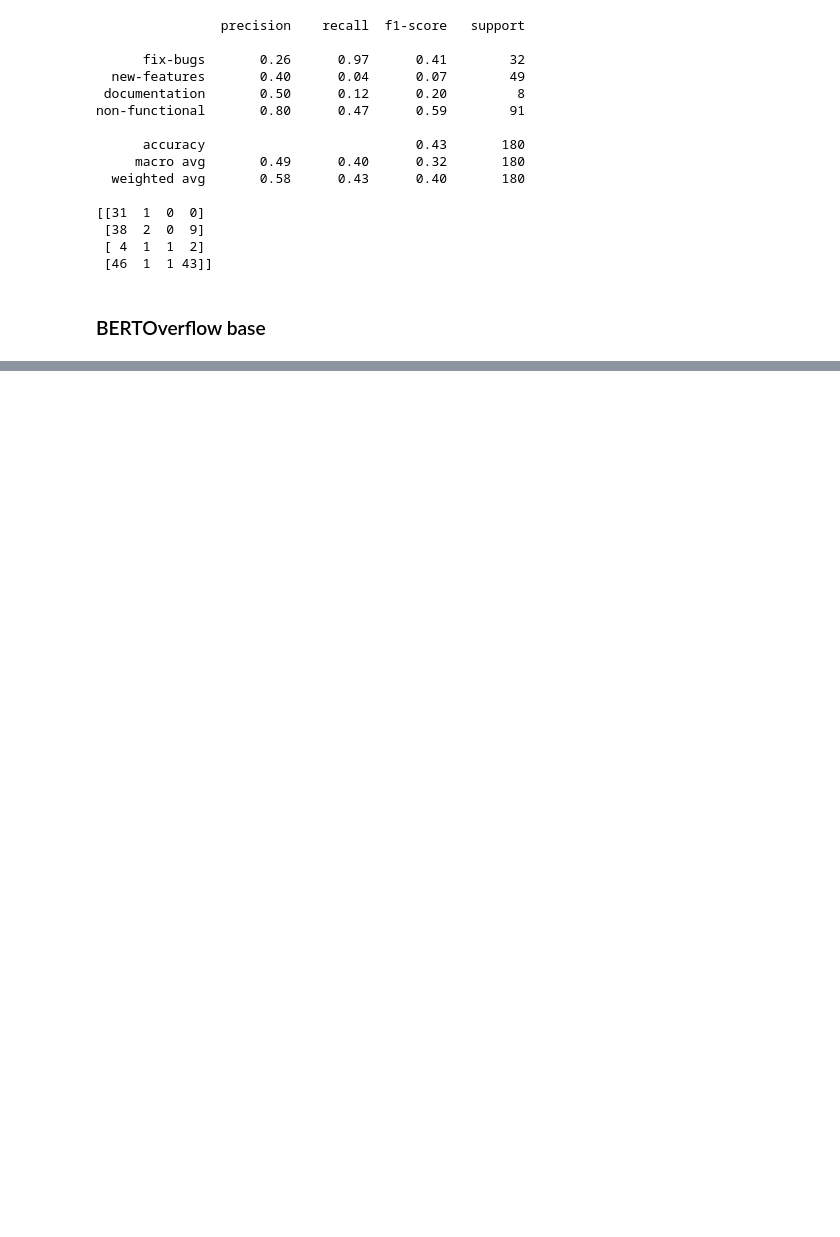
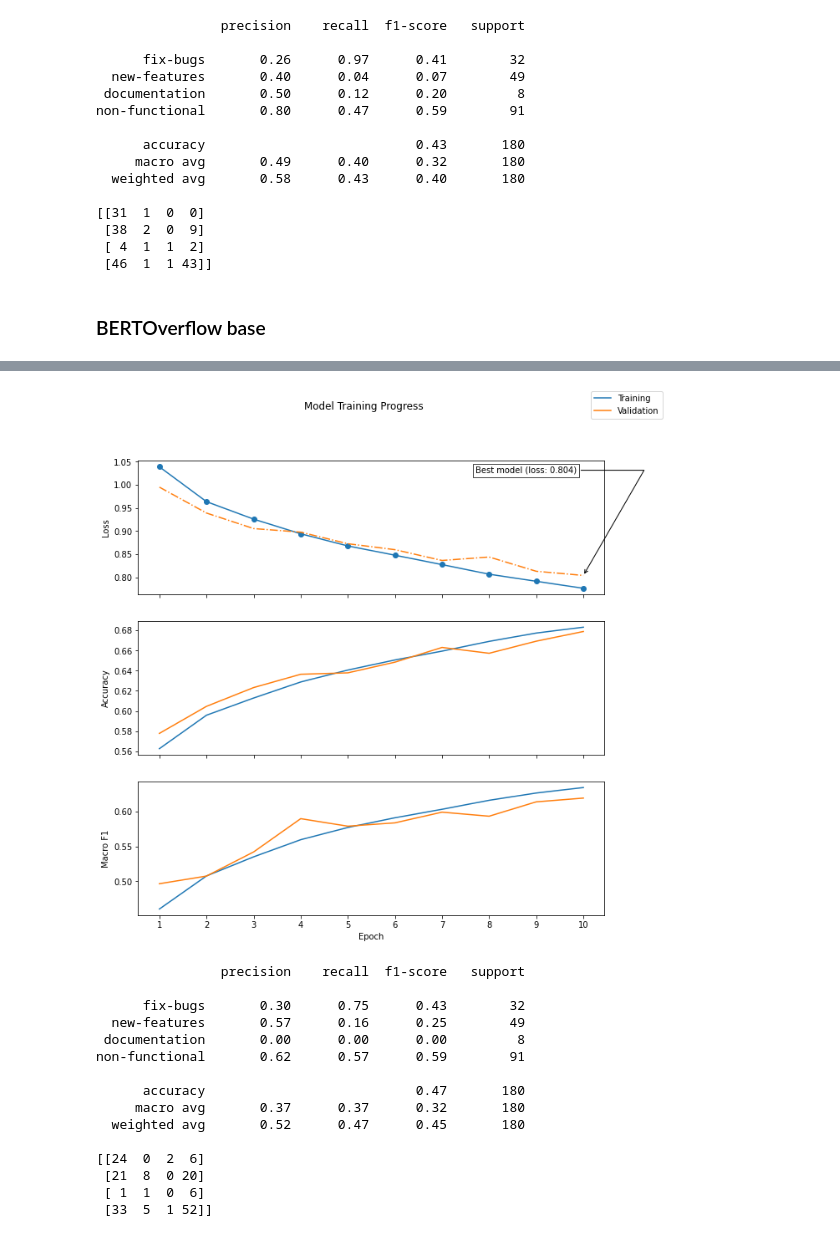
Before and after one commit to backtick-se/docks-master-thesis, a Jupyter notebook: notebooks/transformer_eval.ipynb, the cells around one changed output, grey strips where cells are left out. Saved outputs shown, nothing was run; the diff lists cells and outputs as text; code cells hidden in the pictures; blank space fills up the shorter version.

```diff
--- a/notebooks/transformer_eval.ipynb
+++ b/notebooks/transformer_eval.ipynb
@@ -78,0 +129,19 @@ non-functional       0.50      0.02      0.04        91
+# %%
+cbt_evaluator = evaluate('CodeBERTa-small-v1_model_385k_unbalanced_1e-03_thaw1.pt')
+# %% [output]
+[figure, added]
+                precision    recall  f1-score   support
+
+      fix-bugs       0.30      0.75      0.43        32
+  new-features       0.57      0.16      0.25        49
+ documentation       0.00      0.00      0.00         8
+non-functional       0.62      0.57      0.59        91
+
+      accuracy                           0.47       180
+     macro avg       0.37      0.37      0.32       180
+  weighted avg       0.52      0.47      0.45       180
+
+[[24  0  2  6]
+ [21  8  0 20]
+ [ 1  1  0  6]
+ [33  5  1 52]]
```
Also changed, not shown: parts of 9 cells of this notebook, 1 other file.
